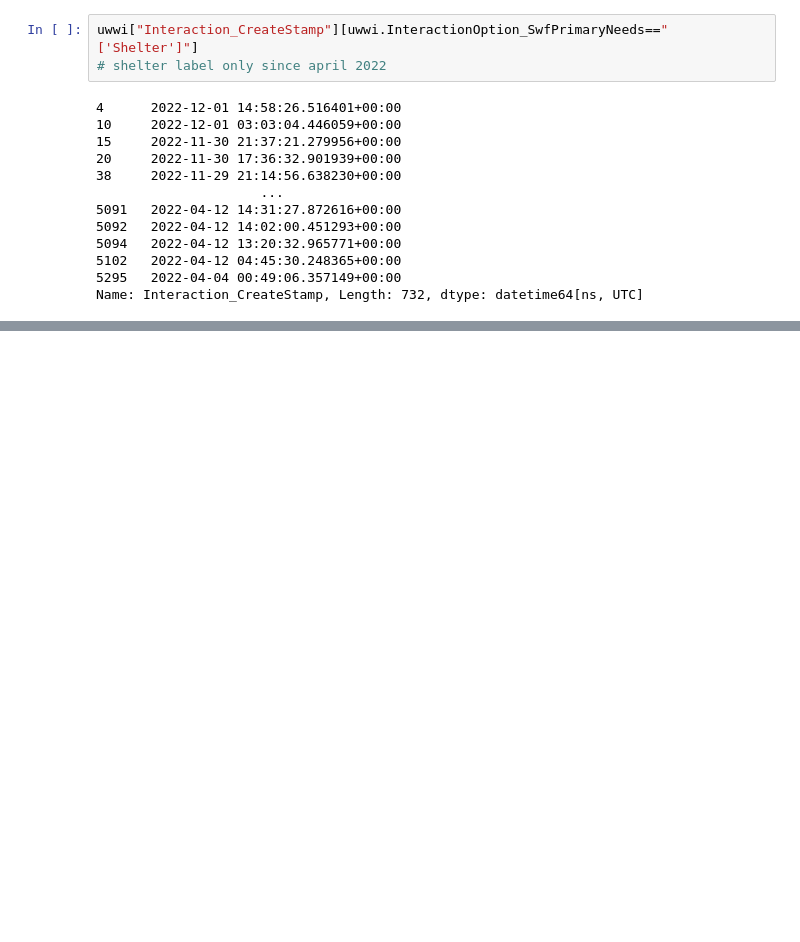
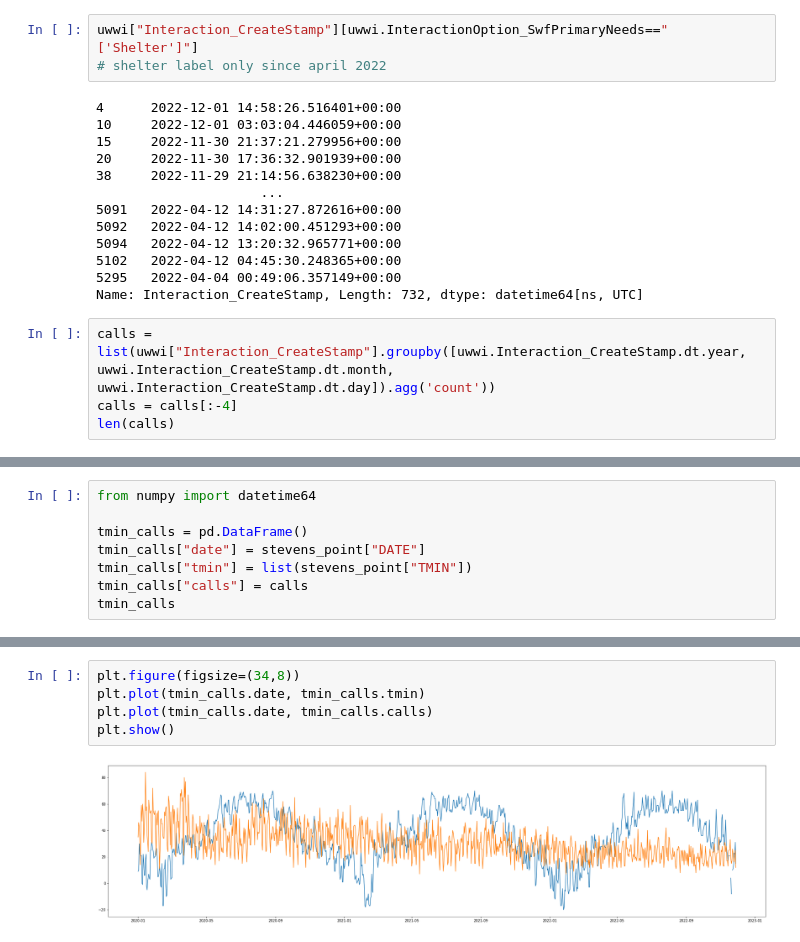
Before and after one commit to datakind/uwwi-datadive-dec-22, a Jupyter notebook: external_datasets/news/weather_data_call_volume.ipynb, the cells around one changed output, grey strips where cells are left out. Saved outputs shown, nothing was run; the diff lists cells and outputs as text; blank space fills up the shorter version.

```diff
--- a/external_datasets/news/weather_data_call_volume.ipynb
+++ b/external_datasets/news/weather_data_call_volume.ipynb
@@ -126,3 +132,7 @@ uwwi["Interaction_CreateStamp"][uwwi.InteractionOption_SwfPrimaryNeeds=="['Shelt
 5102   2022-04-12 04:45:30.248365+00:00
 5295   2022-04-04 00:49:06.357149+00:00
 Name: Interaction_CreateStamp, Length: 732, dtype: datetime64[ns, UTC]
+# %%
+calls = list(uwwi["Interaction_CreateStamp"].groupby([uwwi.Interaction_CreateStamp.dt.year, uwwi.Interaction_CreateStamp.dt.month,  uwwi.Interaction_CreateStamp.dt.day]).agg('count'))
+calls = calls[:-4]
+len(calls)
@@ -128,0 +171,8 @@ Name: Interaction_CreateStamp, Length: 732, dtype: datetime64[ns, UTC]
+# %%
+from numpy import datetime64
+
+tmin_calls = pd.DataFrame()
+tmin_calls["date"] = stevens_point["DATE"]
+tmin_calls["tmin"] = list(stevens_point["TMIN"])
+tmin_calls["calls"] = calls
+tmin_calls
@@ -128,0 +193,7 @@ Name: Interaction_CreateStamp, Length: 732, dtype: datetime64[ns, UTC]
+# %%
+plt.figure(figsize=(34,8))
+plt.plot(tmin_calls.date, tmin_calls.tmin)
+plt.plot(tmin_calls.date, tmin_calls.calls)
+plt.show()
+# %% [output]
+[figure, added]
```
Also changed, not shown: parts of 8 cells of this notebook.
